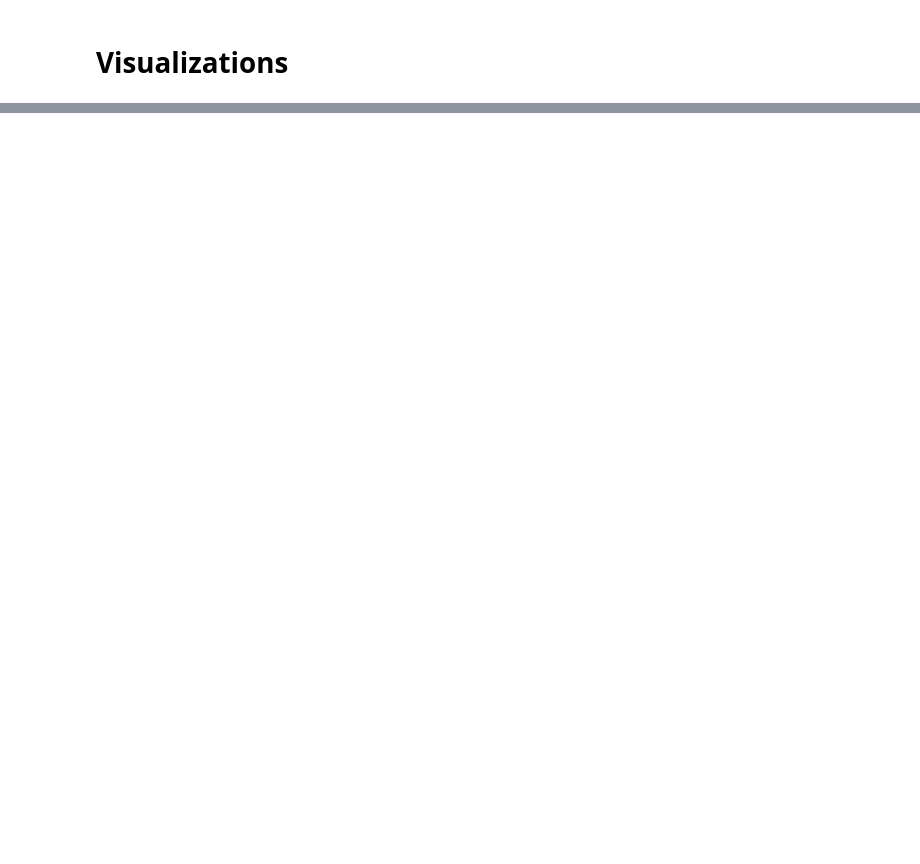
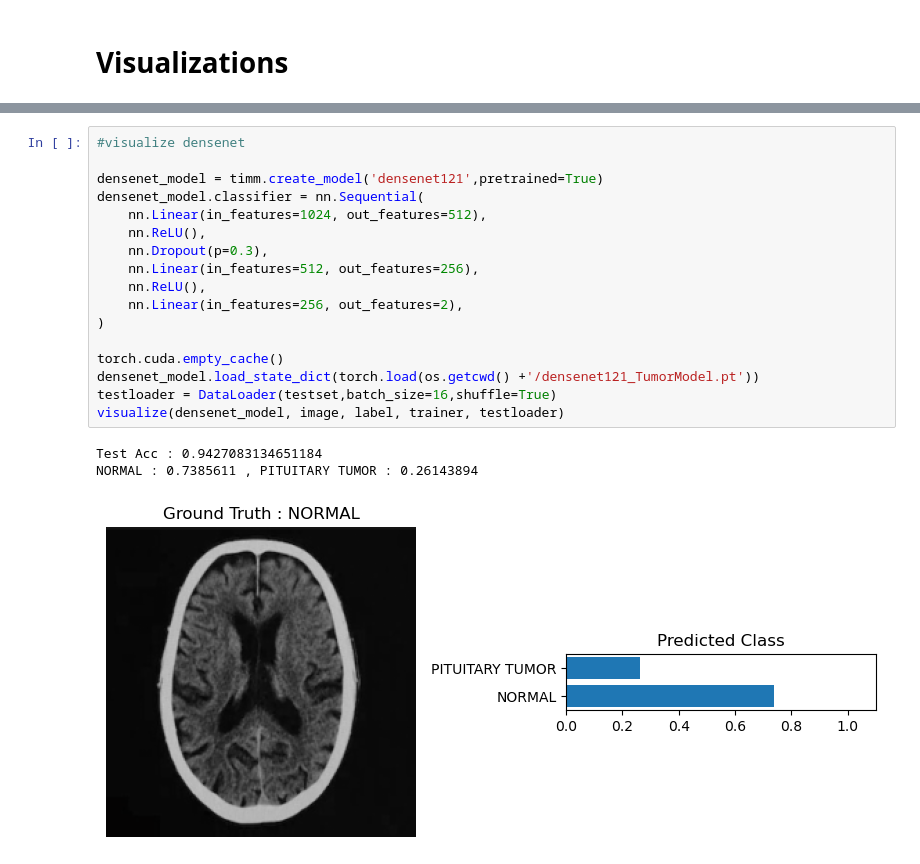
Before and after one commit to jbaik1/CS-188-CV-Final-Project, a Jupyter notebook: Brain_Tumor_Classifier.ipynb, the cells around one changed output, grey strips where cells are left out. Drawn from its saved outputs; the diff is of its cells as text; blank space fills up the shorter version.

```diff
--- a/Brain_Tumor_Classifier.ipynb
+++ b/Brain_Tumor_Classifier.ipynb
@@ -516,0 +584,21 @@ view_classify(image,ps,label)
+# %%
+#visualize densenet
+
+densenet_model = timm.create_model('densenet121',pretrained=True)
+densenet_model.classifier = nn.Sequential(
+    nn.Linear(in_features=1024, out_features=512),
+    nn.ReLU(),
+    nn.Dropout(p=0.3),
+    nn.Linear(in_features=512, out_features=256),
+    nn.ReLU(),
+    nn.Linear(in_features=256, out_features=2),
+)
+
+torch.cuda.empty_cache()
+densenet_model.load_state_dict(torch.load(os.getcwd() +'/densenet121_TumorModel.pt'))
+testloader = DataLoader(testset,batch_size=16,shuffle=True)
+visualize(densenet_model, image, label, trainer, testloader)
+# %% [output]
+Test Acc : 0.9427083134651184
+NORMAL : 0.7385611 , PITUITARY TUMOR : 0.26143894
+[figure, added]
```
Also changed, not shown: parts of 19 cells of this notebook, 3 other files.
